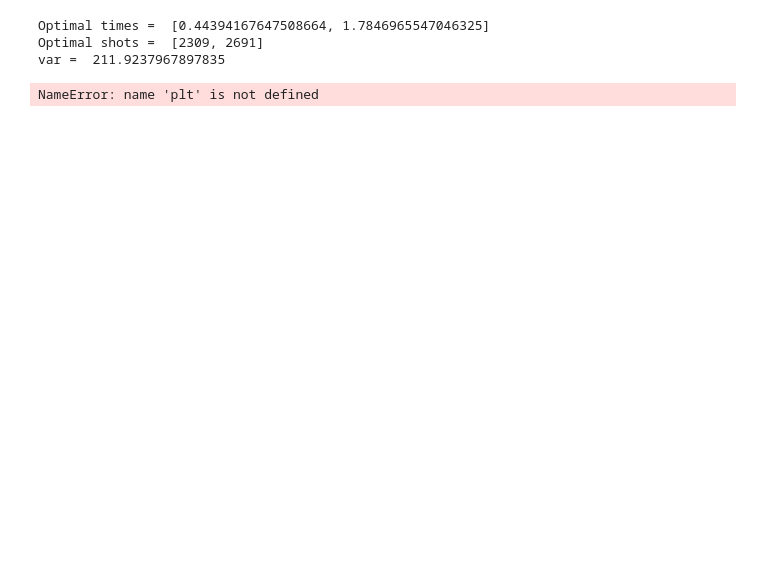
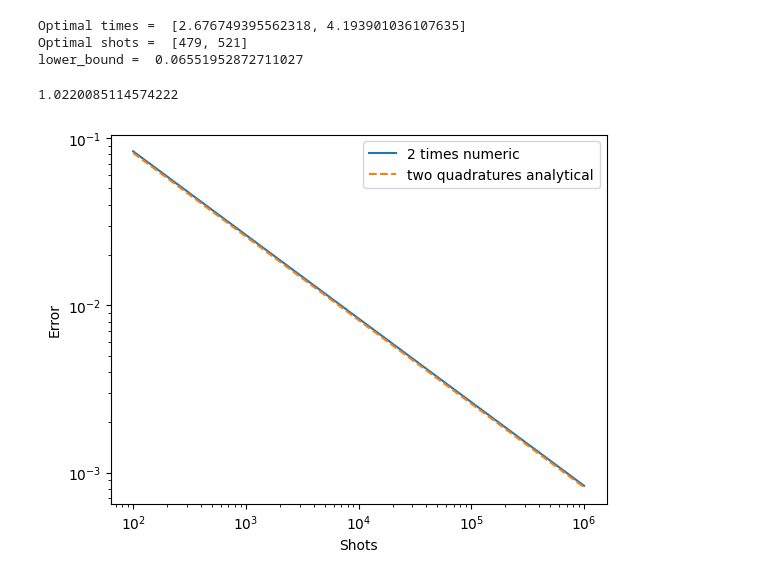
Before and after one commit to Davidkatom/Crosstalk, a Jupyter notebook: fisher_information.ipynb, the cells around one changed output. Drawn from its saved outputs; the diff is of its cells as text; code cells hidden in the pictures; blank space fills up the shorter version.

Commit message:
before removing manual model

```diff
--- a/fisher_information.ipynb
+++ b/fisher_information.ipynb
@@ -110,6 +110,7 @@ def fisher_matrix(t, w, a, shots):
 
 def lower_bound(f_mat):
     inv = np.linalg.inv(f_mat)
+    inv = inv.reshape(2,2)
     w_var = np.sqrt(inv[0, 0])
     a_var = np.sqrt(inv[1, 1])
 
@@ -163,8 +164,8 @@ def find_optimal_times(W, A, N, Total_Shots=1000):
 
     # Define the constraint as a dictionary
     cons = ({'type': 'eq', 'fun': shots_constraint})
-    initial_guess = np.concatenate([np.random.uniform(0, np.pi, N), np.full(N, Total_Shots / N)])
-    result = minimize(model_func, initial_guess, method='trust-constr', bounds=[(0, np.pi)] * N + [(0, 1000)] * N,
+    initial_guess = np.concatenate([np.random.uniform(0, 0.01, N), np.full(N, Total_Shots / N)])
+    result = minimize(model_func, initial_guess, method='trust-constr', bounds=[(0, 2*np.pi)] * N + [(0, 1000)] * N,
                       constraints=cons)
     return result.x
 
@@ -193,36 +194,40 @@ def process_result(result):
     return times, shots
 
 
-N = 10
+N = 2
 Total_Shots = N * 500
 w = [1]
-a = [1]
+a = [0.3]
 result = find_optimal_times(w, a, N, Total_Shots)
 optimal_times, optimal_shots = process_result(result)
 
-regular_times = np.linspace(0, np.pi, N)
+regular_times = np.linspace(0, 3*np.pi, N)
 print("Optimal times = ", optimal_times)
 print("Optimal shots = ", optimal_shots)
-fishers = [fisher_matrix(optimal_times, w[i], a[i], [1000]*N) for i in range(len(w))]
-print("var = ", np.sum([np.trace(fishers[i]) for i in range(len(w))]))
+fishers = [fisher_matrix(optimal_times, w[i], a[i], [Total_Shots/N]*N) for i in range(len(w))]
+bound_w, bound_a = lower_bound(fishers)
+print("lower_bound = ", (bound_w + bound_a)/(w[0]**2 + a[0]**2))
 # %% [output]
-Optimal times =  [0.44394167647508664, 1.7846965547046325]
-Optimal shots =  [2309, 2691]
-var =  211.9237967897835
+Optimal times =  [2.676749395562318, 4.193901036107635]
+Optimal shots =  [479, 521]
+lower_bound =  0.06551952872711027
 # %%
+import matplotlib.pyplot as plt
 shots= np.logspace(2,6,num=6-2+1,base=10,dtype='int')
 bounds = []
 for s in shots:
     mat = fisher_matrix(optimal_times, w[0], a[0], [s]*N)
-    bounds.append(lower_bound(mat)[1])
+    bounds.append(lower_bound(mat)[0])
 plt.plot(shots, bounds, label='2 times numeric')
 
-plt.plot(shots, np.e * np.sqrt(a[0])/ np.sqrt(shots), '--', label='two quadratures analytical')
+plt.plot(shots, np.e * a[0]/ np.sqrt(shots), '--', label='two quadratures analytical')
 
 plt.legend()
 plt.xlabel('Shots')
 plt.ylabel('Error')
 plt.xscale('log')
 plt.yscale('log')
+print(bounds[4]/(np.e*a[0]/np.sqrt(shots[4])))
 # %% [output]
-NameError: name 'plt' is not defined
+1.0220085114574222
+[figure, added]
```
Also changed, not shown: parts of 10 cells of this notebook, 1 other file.
